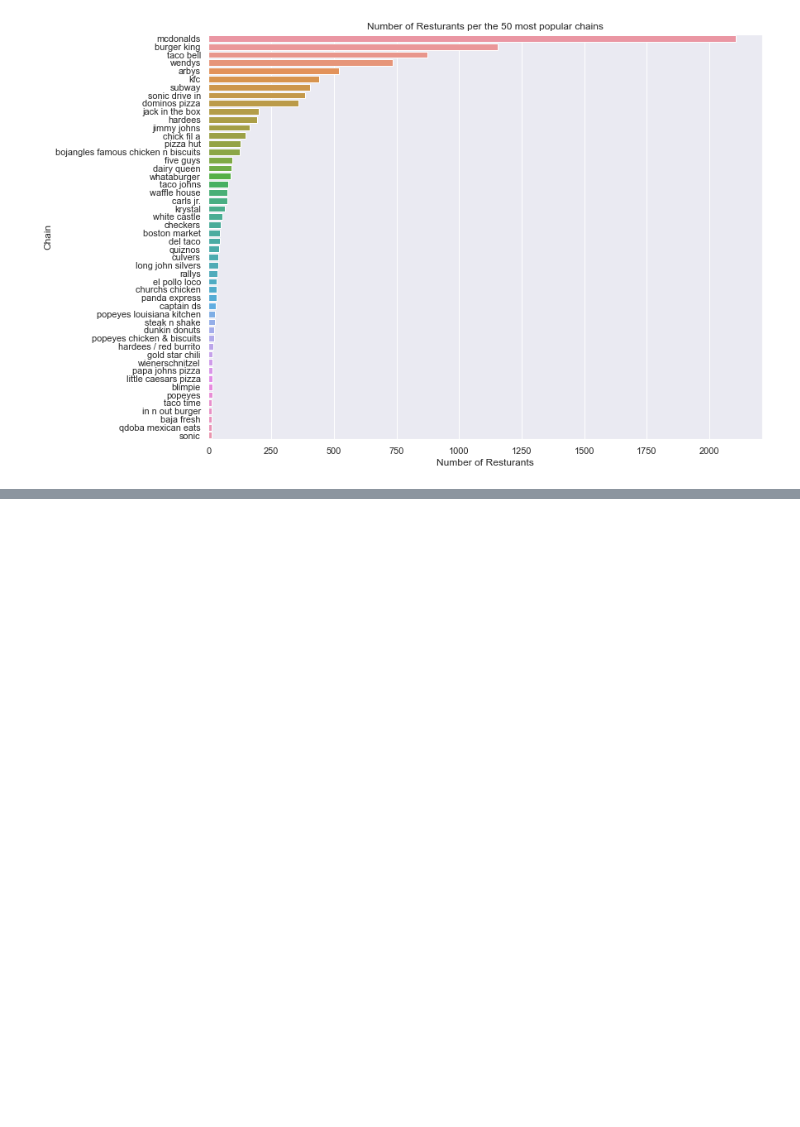
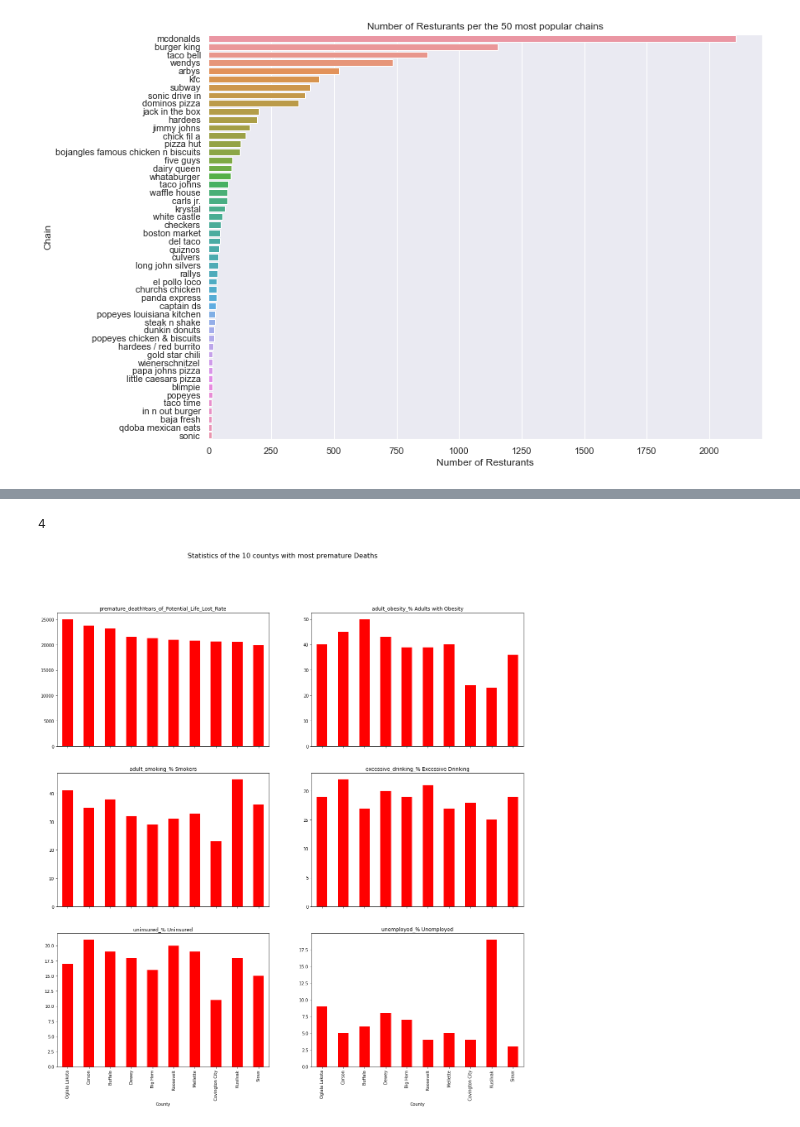
Before and after one commit to s180820/SOCANVIS, a Jupyter notebook: Notebooks/Statistics.ipynb, the cells around one changed output, grey strips where cells are left out. Cells and saved outputs as stored; diff of their text form; code cells hidden in the pictures; blank space fills up the shorter version.

```diff
--- a/Notebooks/Statistics.ipynb
+++ b/Notebooks/Statistics.ipynb
@@ -107,3 +108,7 @@ sns.barplot(data=FastFood.groupby(['Chain']).count().reset_index().sort_values('
 [Text(0.5, 1.0, 'Number of Resturants per the 50 most popular chains'),
  Text(0.5, 0, 'Number of Resturants')]
 [figure]
+# %%
+fc = list(health.groupby(["State","County"]).sum().reset_index().sort_values("premature_deathYears_of_Potential_Life_Lost_Rate", ascending=False).head(10).County)
+# %%
+fcdf = health[health['County'].isin(fc)].sort_values("premature_deathYears_of_Potential_Life_Lost_Rate", ascending=False).head(10).reset_index()
@@ -109,0 +130,31 @@ sns.barplot(data=FastFood.groupby(['Chain']).count().reset_index().sort_values('
+# %%
+int(float((fcdf["unemployed_% Unemployed"].str.replace(",",".")[0])))
+# %% [output]
+4
+# %%
+import matplotlib.pyplot as plt
+#fcdf = fcdf.reset_index()
+
+nrow = 3
+ncol = 2
+
+
+fig, axes = plt.subplots(nrows=nrow,
+                         ncols=ncol,
+                         sharex=True,
+                         figsize=(20, 20))
+fig.suptitle('Statistics of the 10 countys with most premature Deaths', fontsize=16)
+
+focus_columns = ["premature_deathYears_of_Potential_Life_Lost_Rate",'adult_obesity_% Adults with Obesity',
+                 "adult_smoking_% Smokers", "excessive_drinking_% Excessive Drinking",
+                 "uninsured_% Uninsured", "unemployed_% Unemployed"]
+
+fcdf["unemployed_% Unemployed"] = fcdf["unemployed_% Unemployed"].str.replace(",",".").astype(float).astype(int)
+
+count=0
+for r in range(nrow):
+    for c in range(ncol):
+        fcdf.plot.bar(x='County', y=focus_columns[count], rot=90, title=focus_columns[count],ax=axes[r,c], legend=False, color="red")
+        count+=1
+# %% [output]
+[figure, added]
```
Also changed, not shown: parts of 8 cells of this notebook, 4 other files.
